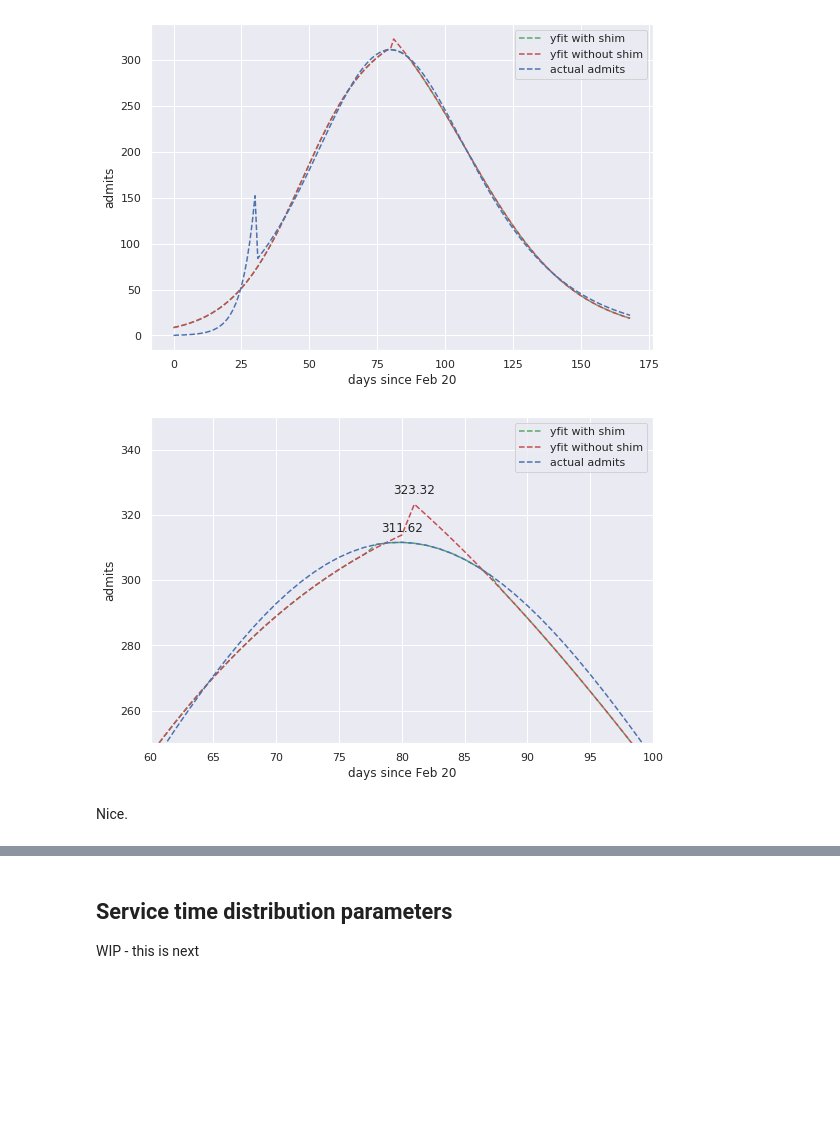
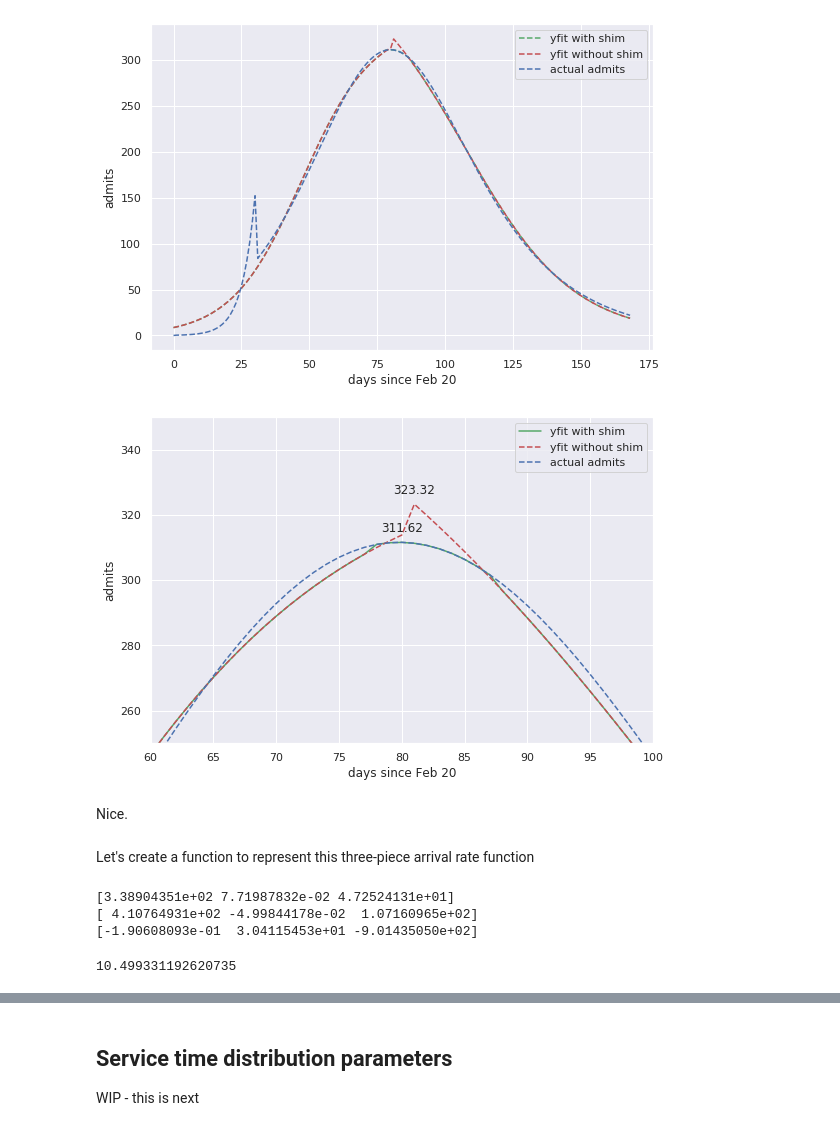
Before and after one commit to misken/c19, a Jupyter notebook: mychime/modeling/chime_flow_resources_p2.ipynb, the cells around one changed output, grey strips where cells are left out. Cells and saved outputs as stored; diff of their text form; code cells hidden in the pictures; blank space fills up the shorter version.

```diff
--- a/mychime/modeling/chime_flow_resources_p2.ipynb
+++ b/mychime/modeling/chime_flow_resources_p2.ipynb
@@ -317,4 +315,2 @@ def logistic_func(x, a, b, c):
 # %% [markdown]
 Let's just throw some reasonable values in and plot.
-# %%
-(a, b, c) = (320.0, 100, 1.125)
@@ -341,11 +345,12 @@ x_decay = x[x_peak + 1:]
 y_act_growth = y_admits[:x_peak + 1]
 y_act_decay = y_admits[x_peak + 1:]
 
-(a0_growth, b0_growth, c0_growth) = (320.0, 100, 1.125)
+(L, k, t0) = (320.0, np.log(c), 45.0)
+(L0_growth, k0_growth, t00_growth) = (320.0, 0.08, 45.0)
 # [1.29378304e+03 1.02204732e+03 1.14296202e+00]
-(a0_decay, b0_decay, c0_decay) = (320, 0.001, 0.9)
+(L0_decay, k0_decay, t00_decay) = (320, -0.08, 115)
 # %%
-popt, pcov = curve_fit(logistic_func, x_growth, y_act_growth,  p0=(a0_growth, b0_growth, c0_growth))
-print(popt)
-y_fit_growth = logistic_func(x_growth, *popt)
+popt_growth, pcov_growth = curve_fit(logistic_func, x_growth, y_act_growth,  p0=(L0_growth, k0_growth, t00_growth))
+print(popt_growth)
+y_fit_growth = logistic_func(x_growth, *popt_growth)
 # %% [output]
@@ -363,7 +368,7 @@ plt.show()
 # %% [markdown]
 Now fit the decay side in a similar way.
 # %%
-popt, pcov = curve_fit(logistic_func, x_decay, y_act_decay,  p0=(a0_decay, b0_decay, c0_decay))
-print(popt)
-y_fit_decay = logistic_func(x_decay, *popt)
+popt_decay, pcov_decay = curve_fit(logistic_func, x_decay, y_act_decay,  p0=(L0_decay, k0_decay, t00_decay))
+print(popt_decay)
+y_fit_decay = logistic_func(x_decay, *popt_decay)
 # %% [output]
@@ -461,28 +470,30 @@ plt.show()
 # %% [output]
 [figure]
 # %%
-plt.plot(x, y_fit_w_shim, 'g--', label='yfit with shim')
+plt.plot(x, y_fit_w_shim, 'g-', label='yfit with shim')
 plt.plot(x, y_fit, 'r--', label='yfit without shim')
 plt.plot(x, y_admits, 'b--', label='actual admits')
 plt.xlabel('days since Feb 20')
 plt.ylabel('admits')
 plt.xlim(60, 100)
 plt.ylim(250, 350)
 label_fitted = "{:.2f}".format(admits_fit_peak)
 label_admits = "{:.2f}".format(admits_peak)
 plt.annotate(label_fitted, # this is the text
                  (x_fit_peak, admits_fit_peak), # this is the point to label
                  textcoords="offset points", # how to position the text
                  xytext=(0,10), # distance from text to points (x,y)
                  ha='center') # horizontal alignment can be left, right or center
 plt.annotate(label_admits, # this is the text
                  (x_peak, admits_peak), # this is the point to label
                  textcoords="offset points", # how to position the text
                  xytext=(0,10), # distance from text to points (x,y)
                  ha='center') # horizontal alignment can be left, right or center
 plt.legend()
 plt.show()
 # %% [output]
-[figure, old version]
+[figure, new version]
 # %% [markdown]
 Nice.
+# %% [markdown]
+Let's create a function to represent this three-piece arrival rate function
@@ -488,0 +513,12 @@ Nice.
+# %%
+print(popt_growth)
+print(popt_decay)
+print(quad_shim)
+# %% [output]
+[3.38904351e+02 7.71987832e-02 4.72524131e+01]
+[ 4.10764931e+02 -4.99844178e-02  1.07160965e+02]
+[-1.90608093e-01  3.04115453e+01 -9.01435050e+02]
+# %%
+admit_lambda(180,shimx_lower, shimx_upper, *popt_growth, *popt_decay, *quad_shim)
+# %% [output]
+10.499331192620735
```
Also changed, not shown: parts of 34 cells of this notebook, 1 other file.
